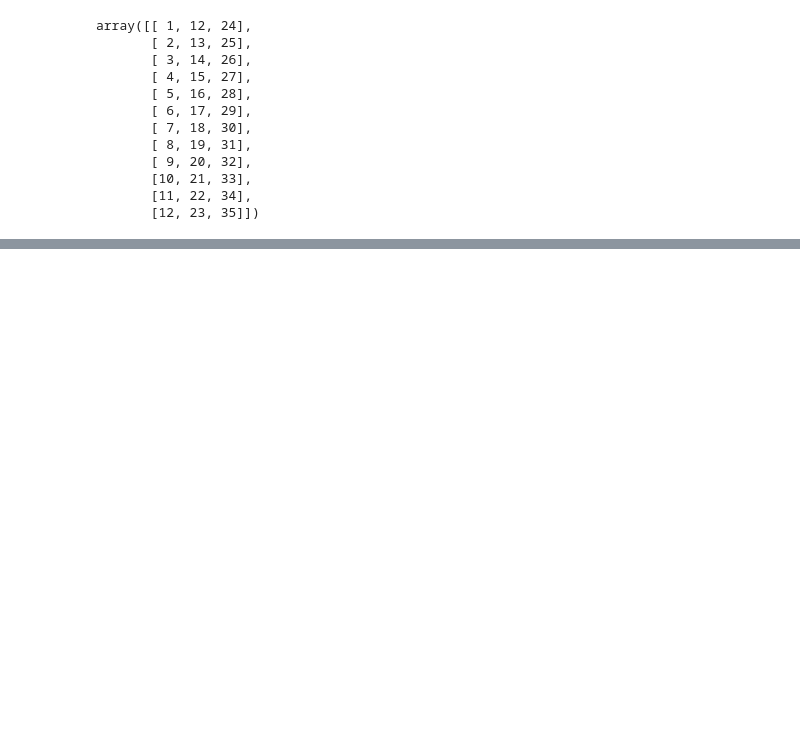
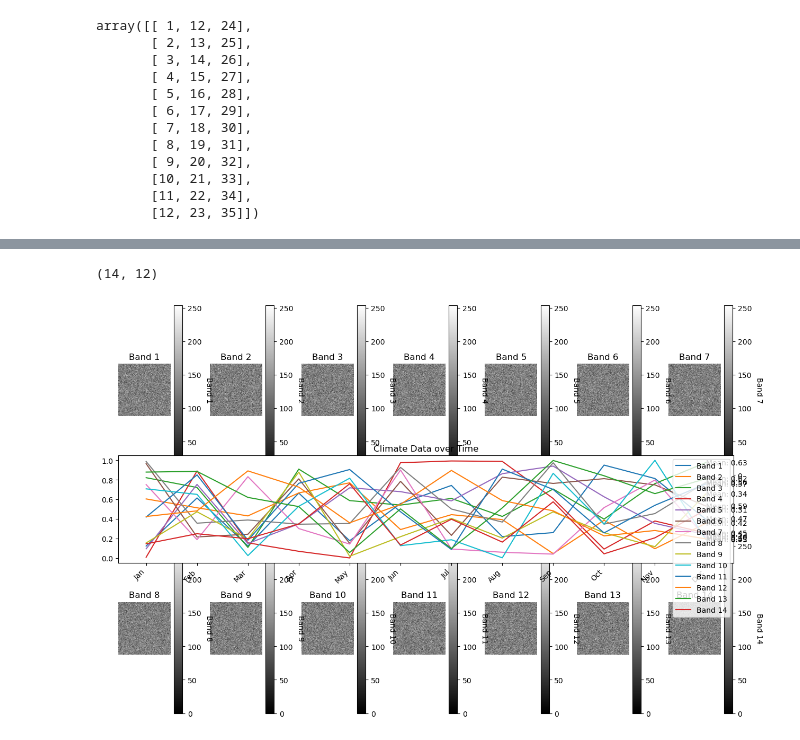
Before and after one commit to moienr/SoilNet, a Jupyter notebook: dataset/Climate/climate_data_analysis.ipynb, the cells around one changed output, grey strips where cells are left out. Drawn from its saved outputs; the diff is of its cells as text; code cells hidden in the pictures; blank space fills up the shorter version.

```diff
--- a/dataset/Climate/climate_data_analysis.ipynb
+++ b/dataset/Climate/climate_data_analysis.ipynb
@@ -612,0 +630,42 @@ Minimum value in dataframe: 1
+# %%
+def plot_bands(image, labels, array):
+    fig, axs = plt.subplots(2, 7, figsize=(15, 10))
+    fig.subplots_adjust(hspace=0.4, wspace=0.4)
+    axs = axs.ravel()
+
+    for i in range(image.shape[2]):
+        axs[i].imshow(image[:, :, i], cmap='gray')
+        axs[i].set_title(labels[i])
+        axs[i].set_axis_off()
+        cbar = plt.colorbar(axs[i].imshow(image[:, :, i], cmap='gray'), ax=axs[i])
+        cbar.ax.set_ylabel(labels[i], rotation=270, labelpad=15)
+
+    # Add the additional plot
+    dates = np.arange(1, 13)
+    rows = array
+    ax_mean = fig.add_subplot(3, 1, 2)
+    for i, arr in enumerate(rows):
+        ax_mean.plot(dates, arr, label=labels[i])
+        # Calculate and add the mean value label
+        mean_val = np.mean(arr)
+        ax_mean.text(dates[-1], arr[-1], f"Mean: {mean_val:.2f}", va='center', ha='left', color='black')
+
+    # Set the plot title and legend
+    ax_mean.set_title('Climate Data over Time')
+    ax_mean.legend(loc='upper right')
+    ax_mean.set_xticks(dates)
+    ax_mean.set_xticklabels(['Jan', 'Feb', 'Mar', 'Apr', 'May', 'Jun', 'Jul', 'Aug', 'Sep', 'Oct', 'Nov', 'Dec'], rotation=45, ha='right')
+
+    plt.show()
+# %%
+labels = ['Band 1', 'Band 2', 'Band 3', 'Band 4', 'Band 5', 'Band 6', 'Band 7',
+          'Band 8', 'Band 9', 'Band 10', 'Band 11', 'Band 12', 'Band 13', 'Band 14'  ]
+rand_img = np.random.randint(0, 255, size=(256, 256, 14))
+
+rand_array = np.random.random(size=(14, 12))
+print(rand_array.shape)
+
+plot_bands(rand_img, labels,rand_array)
+# %% [output]
+(14, 12)
+[figure, added]
```
Also changed, not shown: parts of 12 cells of this notebook.
